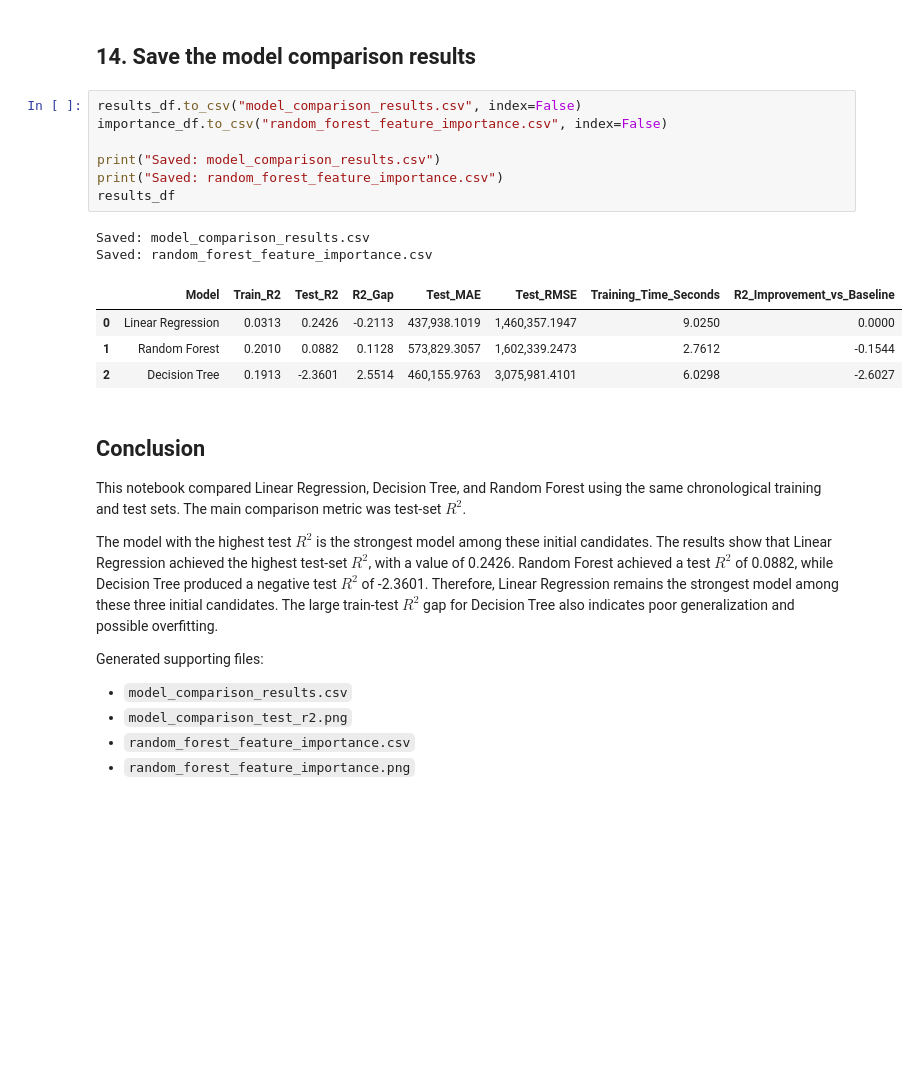
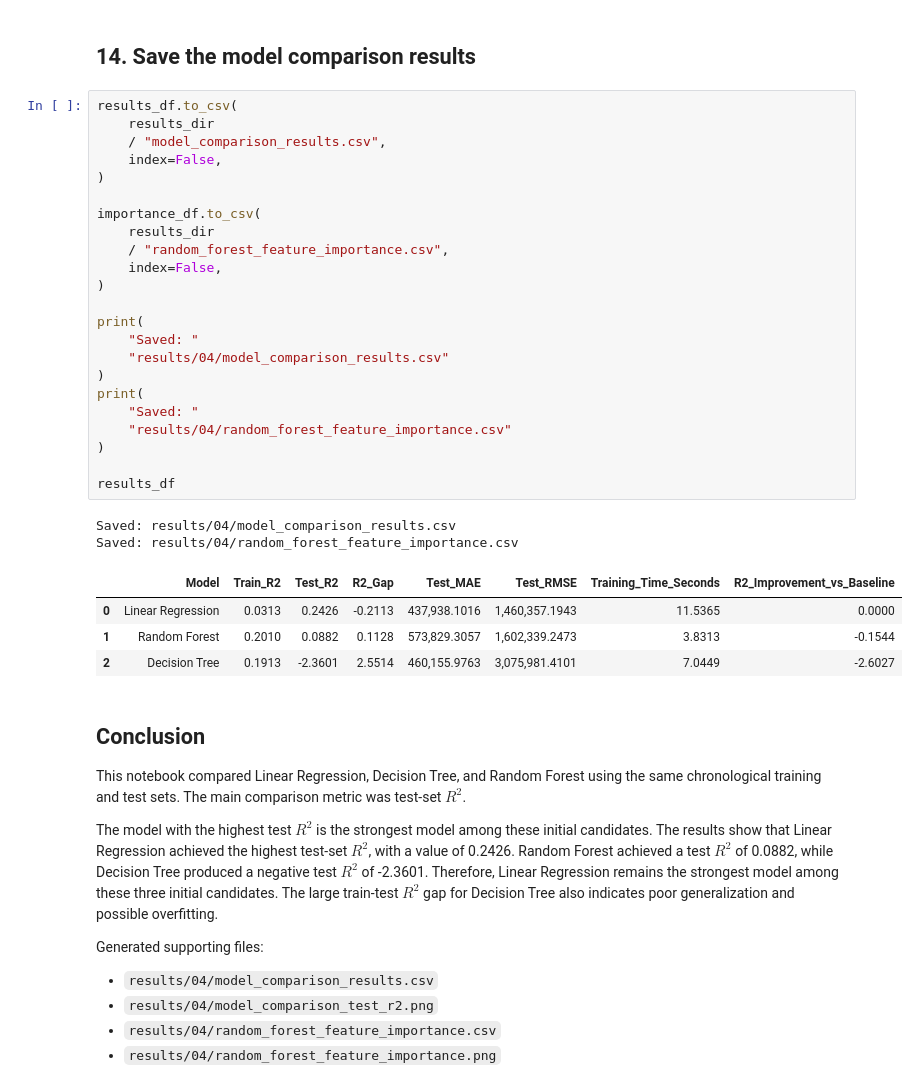
Before and after one commit to MartinWangUIUC/IDX-Exchange-project-work, a Jupyter notebook: notebooks/04_model_comparison.ipynb, the cells around one changed output. Drawn from its saved outputs; the diff is of its cells as text; blank space fills up the shorter version.

```diff
--- a/notebooks/04_model_comparison.ipynb
+++ b/notebooks/04_model_comparison.ipynb
@@ -457,19 +527,35 @@ Decision Tree: Train R² = 0.1913, Test R² = -2.3601. It performed below the ba
 # %% [markdown]
 ## 14. Save the model comparison results
 # %%
-results_df.to_csv("model_comparison_results.csv", index=False)
-importance_df.to_csv("random_forest_feature_importance.csv", index=False)
+results_df.to_csv(
+    results_dir
+    / "model_comparison_results.csv",
+    index=False,
+)
 
-print("Saved: model_comparison_results.csv")
-print("Saved: random_forest_feature_importance.csv")
+importance_df.to_csv(
+    results_dir
+    / "random_forest_feature_importance.csv",
+    index=False,
+)
+
+print(
+    "Saved: "
+    "results/04/model_comparison_results.csv"
+)
+print(
+    "Saved: "
+    "results/04/random_forest_feature_importance.csv"
+)
+
 results_df
 # %% [output]
-Saved: model_comparison_results.csv
-Saved: random_forest_feature_importance.csv
+Saved: results/04/model_comparison_results.csv
+Saved: results/04/random_forest_feature_importance.csv
 |  | Model | Train_R2 | Test_R2 | R2_Gap | Test_MAE | Test_RMSE | Training_Time_Seconds | R2_Improvement_vs_Baseline |
-| 0 | Linear Regression | 0.0313 | 0.2426 | -0.2113 | 437,938.1019 | 1,460,357.1947 | 9.0250 | 0.0000 |
-| 1 | Random Forest | 0.2010 | 0.0882 | 0.1128 | 573,829.3057 | 1,602,339.2473 | 2.7612 | -0.1544 |
-| 2 | Decision Tree | 0.1913 | -2.3601 | 2.5514 | 460,155.9763 | 3,075,981.4101 | 6.0298 | -2.6027 |
+| 0 | Linear Regression | 0.0313 | 0.2426 | -0.2113 | 437,938.1016 | 1,460,357.1943 | 11.5365 | 0.0000 |
+| 1 | Random Forest | 0.2010 | 0.0882 | 0.1128 | 573,829.3057 | 1,602,339.2473 | 3.8313 | -0.1544 |
+| 2 | Decision Tree | 0.1913 | -2.3601 | 2.5514 | 460,155.9763 | 3,075,981.4101 | 7.0449 | -2.6027 |
 # %% [markdown]
 ## Conclusion
 
@@ -479,7 +565,7 @@ The model with the highest test $R^2$ is the strongest model among these initial
 
 Generated supporting files:
 
-- `model_comparison_results.csv`
-- `model_comparison_test_r2.png`
-- `random_forest_feature_importance.csv`
-- `random_forest_feature_importance.png`
+- `results/04/model_comparison_results.csv`
+- `results/04/model_comparison_test_r2.png`
+- `results/04/random_forest_feature_importance.csv`
+- `results/04/random_forest_feature_importance.png`
```
Also changed, not shown: parts of 7 cells of this notebook.
